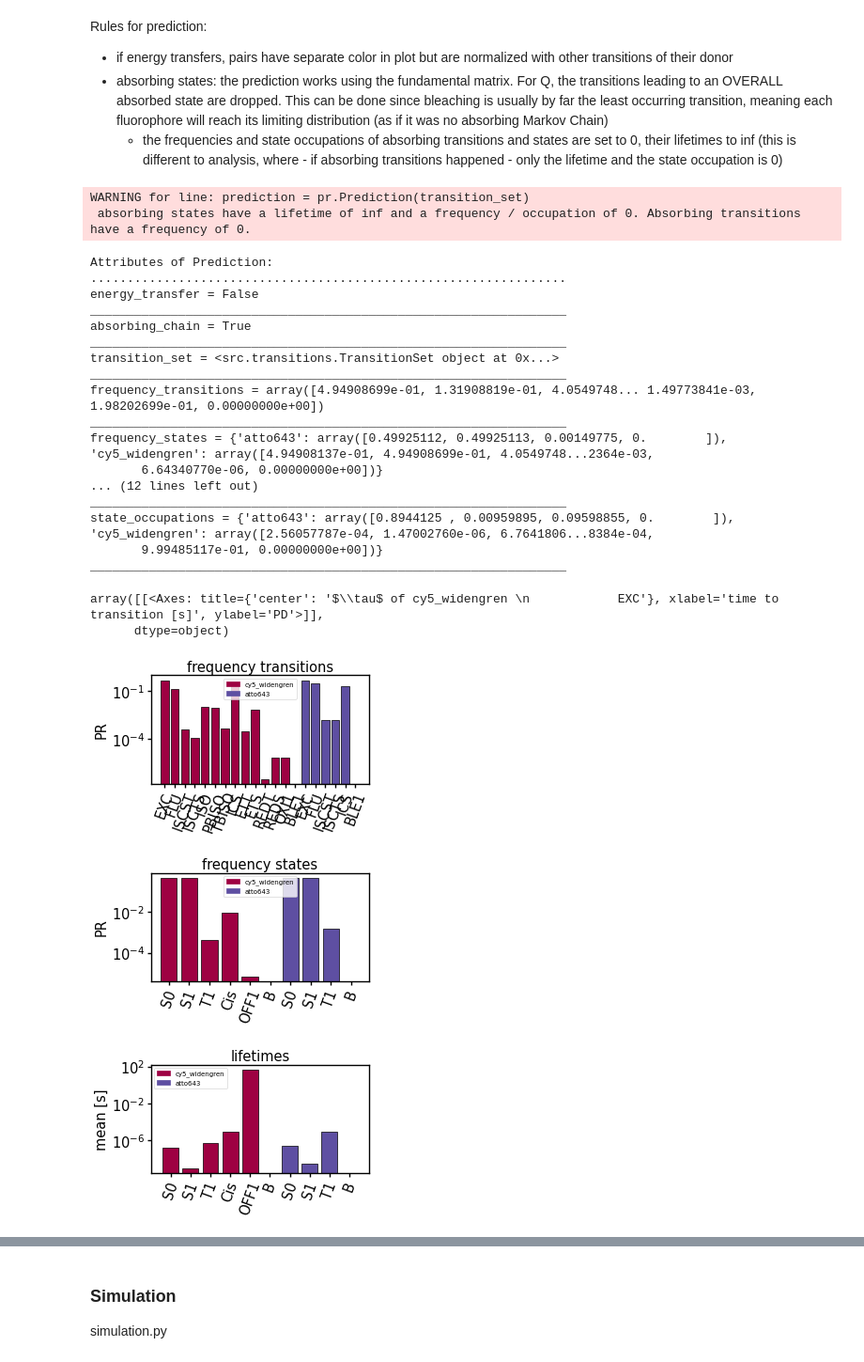
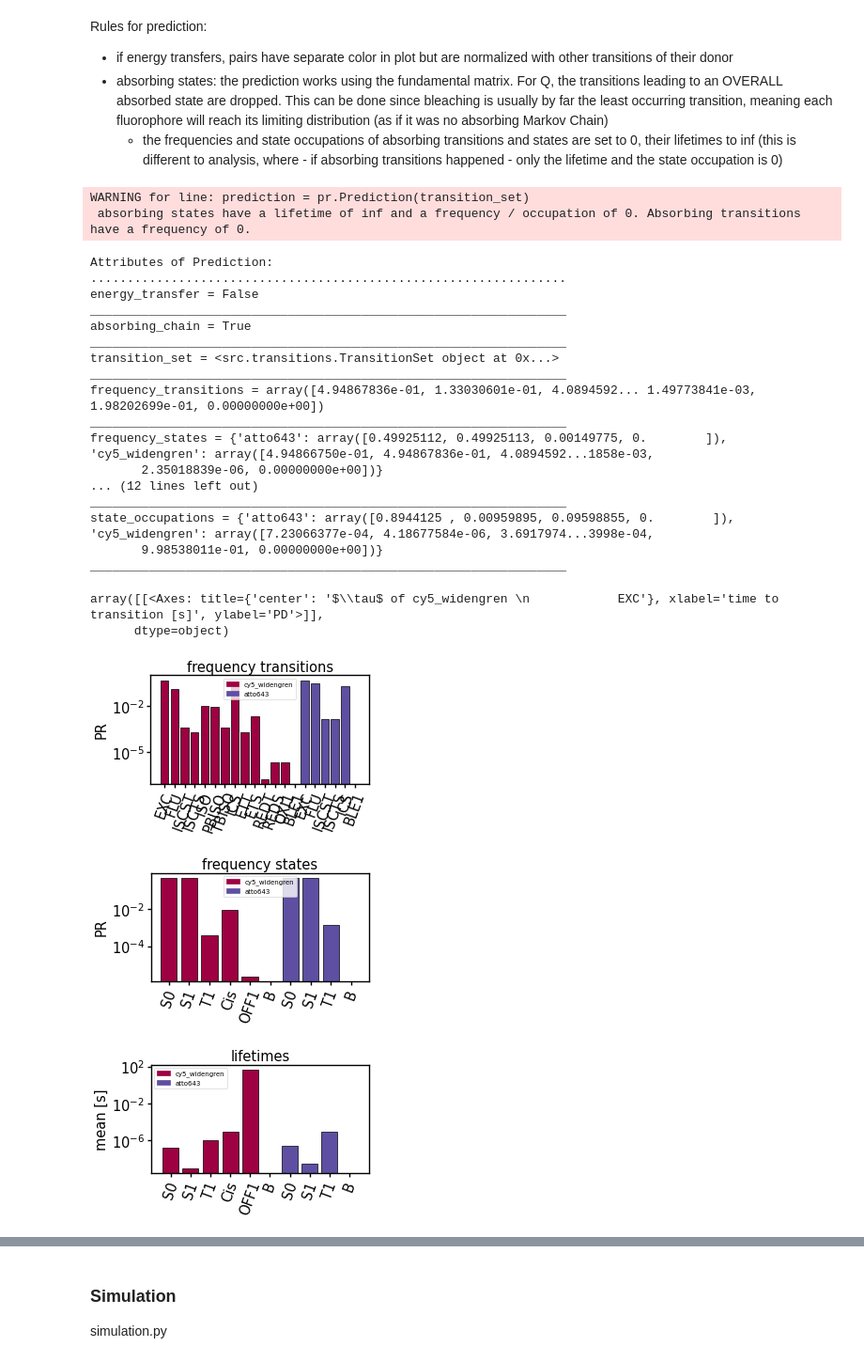
Before and after one commit to super-resolution/Fluopy, a Jupyter notebook: notebooks/tutorial.ipynb, the cells around one changed output, grey strips where cells are left out. Shown at 94% size. Drawn from its saved outputs; the diff is of its cells as text; code cells hidden in the pictures.

```diff
--- a/notebooks/tutorial.ipynb
+++ b/notebooks/tutorial.ipynb
@@ -265,7 +280,12 @@ fluorophore_system = fl.FluorophoreSystem(
         fl.Fluorophore(name="atto643", position=[0, 2]),
     ]
 )
-transitions = fluorophore_system.load_transitions(2, 640, True, True, True)
+transitions = fluorophore_system.load_transitions(summarize=False,
+                                                  irradiance=2,
+                                                  wavelength=640,
+                                                  bleaching=True,
+                                                  energy_transfer=True,
+                                                  dstorm=True)
 transition_set = tr.TransitionSet(transitions, fluorophore_system)
 transition_set = transition_set.remove_energy_transfers()
 transition_set.finalize()
@@ -274,38 +294,38 @@ prediction = pr.Prediction(transition_set)
 mi.print_class(prediction, "Prediction")
 
 prediction.plot_frequency_transitions(scale=0.5)
 prediction.plot_frequency_states(scale=0.5)
 prediction.plot_mean_lifetimes(scale=0.5)
 prediction.plot_mean_transition_times(scale=0.5)
 prediction.plot_state_occupations(scale=0.5)
 prediction.plot_lifetime_distributions(
     fluorophore="atto643", state_identity=3, scale=0.5
 )
 prediction.plot_transition_time_distributions(
     fluorophore="cy5_widengren", transition_id=0, scale=0.5
 )
 # %% [output]
 WARNING for line: prediction = pr.Prediction(transition_set)
  absorbing states have a lifetime of inf and a frequency / occupation of 0. Absorbing transitions have a frequency of 0.
 Attributes of Prediction:
 .................................................................
 energy_transfer = False
 _________________________________________________________________
 absorbing_chain = True
 _________________________________________________________________
 transition_set = <src.transitions.TransitionSet object at 0x...>
 _________________________________________________________________
-frequency_transitions = array([4.94908699e-01, 1.31908819e-01, 4.0549748... 1.49773841e-03, 1.98202699e-01, 0.00000000e+00])
+frequency_transitions = array([4.94867836e-01, 1.33030601e-01, 4.0894592... 1.49773841e-03, 1.98202699e-01, 0.00000000e+00])
 _________________________________________________________________
-frequency_states = {'atto643': array([0.49925112, 0.49925113, 0.00149775, 0.        ]), 'cy5_widengren': array([4.94908137e-01, 4.94908699e-01, 4.0549748...2364e-03,
-       6.64340770e-06, 0.00000000e+00])}
+frequency_states = {'atto643': array([0.49925112, 0.49925113, 0.00149775, 0.        ]), 'cy5_widengren': array([4.94866750e-01, 4.94867836e-01, 4.0894592...1858e-03,
+       2.35018839e-06, 0.00000000e+00])}
 ... (12 lines left out)
 _________________________________________________________________
-state_occupations = {'atto643': array([0.8944125 , 0.00959895, 0.09598855, 0.        ]), 'cy5_widengren': array([2.56057787e-04, 1.47002760e-06, 6.7641806...8384e-04,
-       9.99485117e-01, 0.00000000e+00])}
+state_occupations = {'atto643': array([0.8944125 , 0.00959895, 0.09598855, 0.        ]), 'cy5_widengren': array([7.23066377e-04, 4.18677584e-06, 3.6917974...3998e-04,
+       9.98538011e-01, 0.00000000e+00])}
 _________________________________________________________________
 array([[<Axes: title={'center': '$\\tau$ of cy5_widengren \n            EXC'}, xlabel='time to transition [s]', ylabel='PD'>]],
       dtype=object)
-[figure, old version]
+[figure, new version]
-[figure, old version]
+[figure, new version]
-[figure, old version]
+[figure, new version]
```
Also changed, not shown: parts of 7 cells of this notebook, 49 other files.
